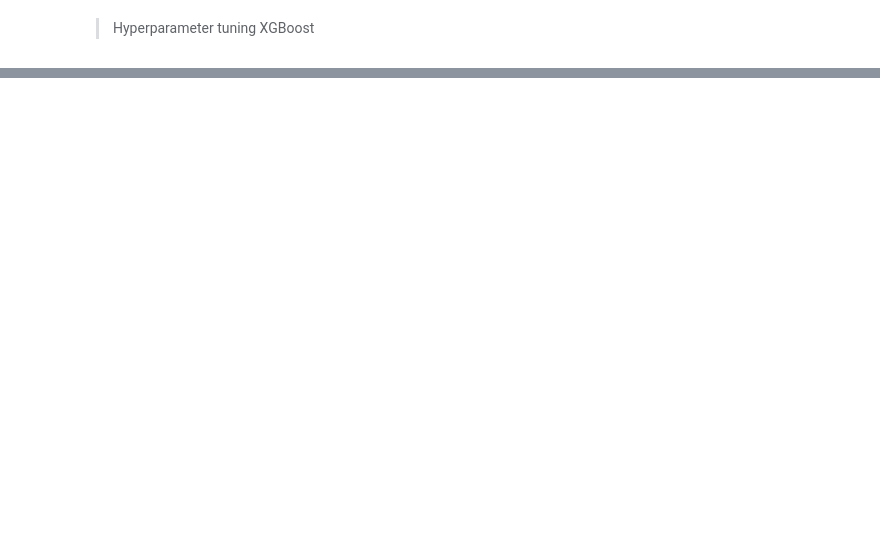
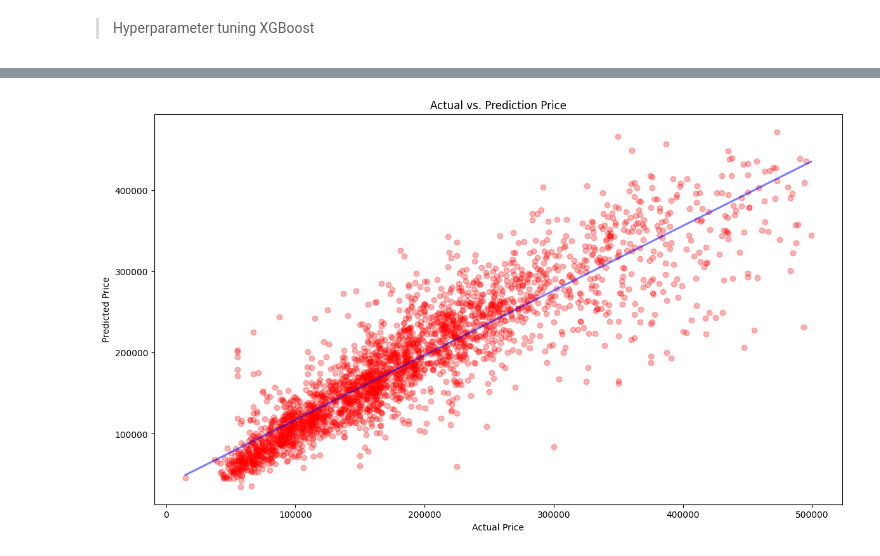
Before and after one commit to giansrt/Capstone-3, a Jupyter notebook: main.ipynb, the cells around one changed output, grey strips where cells are left out. Cells and saved outputs as stored; diff of their text form; code cells hidden in the pictures; blank space fills up the shorter version.

```diff
--- a/main.ipynb
+++ b/main.ipynb
@@ -720,0 +748,2 @@ RandomForestRegressor(min_samples_leaf=2, n_estimators=300, random_state=2020)
+# %%
+grid_search_rf.fit(X_train, y_train)
@@ -963,0 +883,32 @@ Best Cross-Validation RMSE: 49804.694388090946
+# %%
+xgb_after_tn = grid_search_xgb.best_estimator_
+rf_after_tn = grid_search_rf.best_estimator_
+
+models = {
+    "Random Forest": rf_after_tn,
+    "XGBoost": xgb_after_tn
+}
+
+model_name = []
+score_mape = []
+score_r2 = []
+
+# Evaluate each model on the test set
+for name, model in models.items():
+    model.fit(X_train, y_train)  # No need to create another Pipeline here
+    y_pred = model.predict(X_test)
+    mape = mean_absolute_percentage_error(y_test, y_pred)
+    r2 = r2_score(y_test, y_pred)
+
+    # add data
+    model_name.append(name)
+    score_mape.append(mape)
+    score_r2.append(r2)
+
+after_tuning = pd.DataFrame({
+    'Model Name': model_name,
+    'MAPE': score_mape,
+    'R2': score_r2
+})
+
+after_tuning
@@ -963,0 +919,4 @@ Best Cross-Validation RMSE: 49804.694388090946
+# %%
+y_pred_xgb_tunning = xgb_after_tn.predict(X_test)
+plt.figure(figsize=(14, 8))
+sns.residplot(x=y_test, y=y_pred_xgb_tunning).set(xlabel='median_house_value', ylabel='residual',title = 'Residual value')
@@ -963,0 +928,9 @@ Best Cross-Validation RMSE: 49804.694388090946
+# %%
+plt.figure(figsize=(14, 8))
+sns.regplot(x=y_test, y=y_pred_xgb_tunning, ci=None, scatter_kws = {'color': 'red', 'alpha': 0.3}, line_kws = {'color': 'blue', 'alpha': 0.5}).set(title='Actual vs. Prediction Price',
+                                               xlabel='Actual Price',
+                                               ylabel='Predicted Price')
+
+plt.show()
+# %% [output]
+[figure, added]
```
Also changed, not shown: parts of 98 cells of this notebook, 10 other files.
